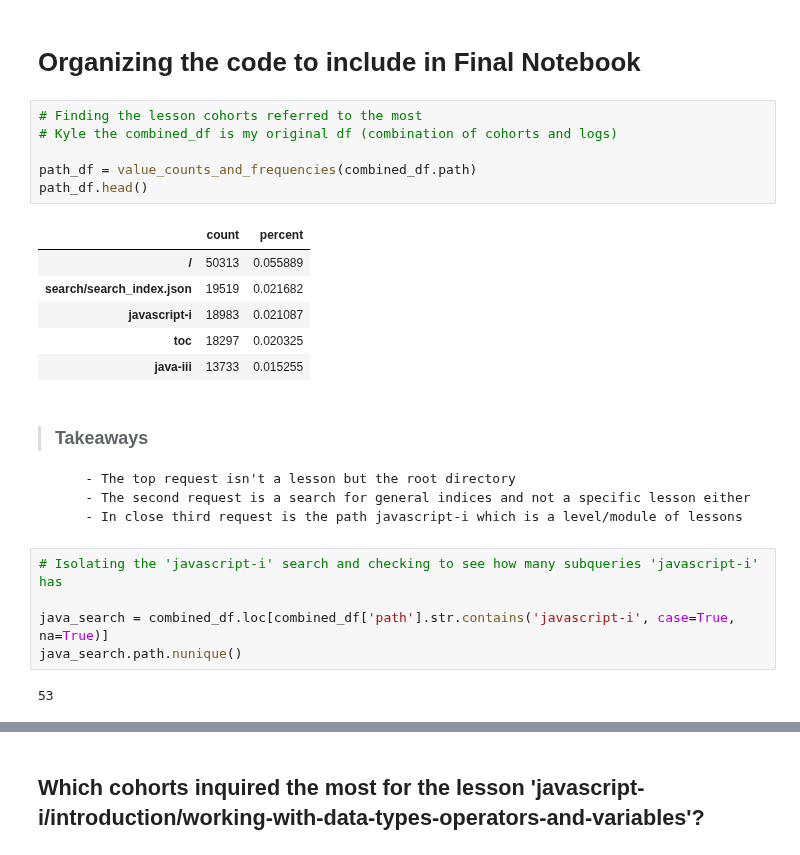
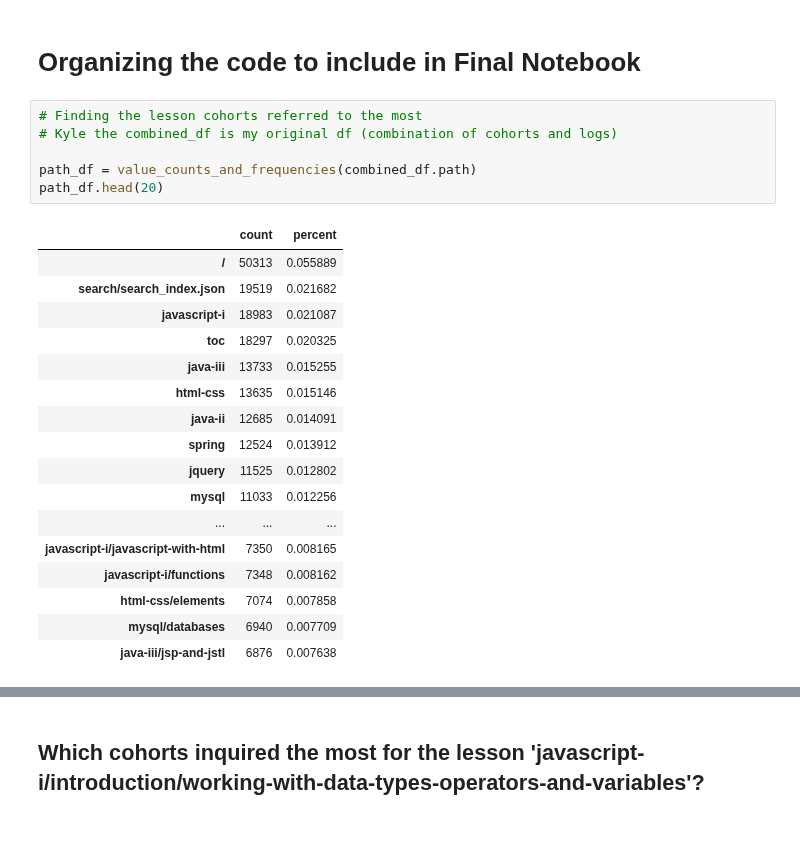
Before and after one commit to AACKV/anomaly_detection_project, a Jupyter notebook: arsenes_scratch_notebook.ipynb, the cells around one changed output, grey strips where cells are left out. Cells and saved outputs as stored; diff of their text form.

```diff
--- a/arsenes_scratch_notebook.ipynb
+++ b/arsenes_scratch_notebook.ipynb
@@ -634,26 +634,24 @@ intro_path.name\
 # %%
 # Finding the lesson cohorts referred to the most
 # Kyle the combined_df is my original df (combination of cohorts and logs)
 
 path_df = value_counts_and_frequencies(combined_df.path)
-path_df.head()
+path_df.head(20)
 # %% [output]
 |  | count | percent |
 | / | 50313 | 0.055889 |
 | search/search_index.json | 19519 | 0.021682 |
 | javascript-i | 18983 | 0.021087 |
 | toc | 18297 | 0.020325 |
 | java-iii | 13733 | 0.015255 |
+| html-css | 13635 | 0.015146 |
+| java-ii | 12685 | 0.014091 |
+| spring | 12524 | 0.013912 |
+| jquery | 11525 | 0.012802 |
+| mysql | 11033 | 0.012256 |
+| ... | ... | ... |
+| javascript-i/javascript-with-html | 7350 | 0.008165 |
+| javascript-i/functions | 7348 | 0.008162 |
+| html-css/elements | 7074 | 0.007858 |
+| mysql/databases | 6940 | 0.007709 |
+| java-iii/jsp-and-jstl | 6876 | 0.007638 |
-# %% [markdown]
->### Takeaways
-
-        - The top request isn't a lesson but the root directory
-        - The second request is a search for general indices and not a specific lesson either
-        - In close third request is the path javascript-i which is a level/module of lessons
-# %%
-# Isolating the 'javascript-i' search and checking to see how many subqueries 'javascript-i' has
-
-java_search = combined_df.loc[combined_df['path'].str.contains('javascript-i', case=True, na=True)]
-java_search.path.nunique()
-# %% [output]
-53
```
Also changed, not shown: parts of 6 cells of this notebook.
